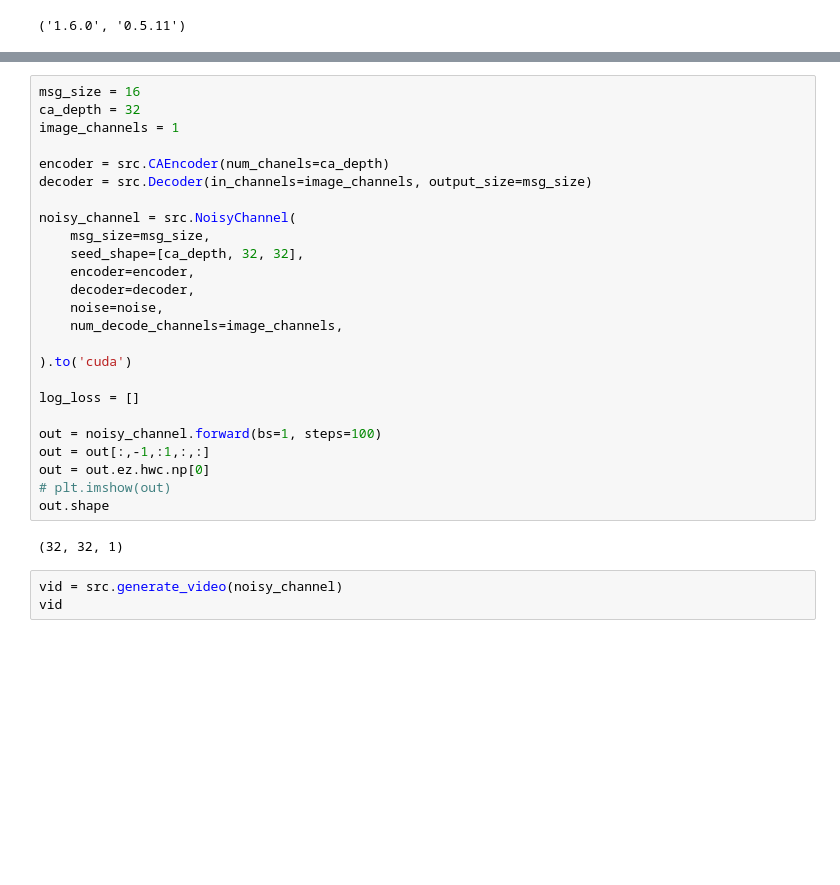
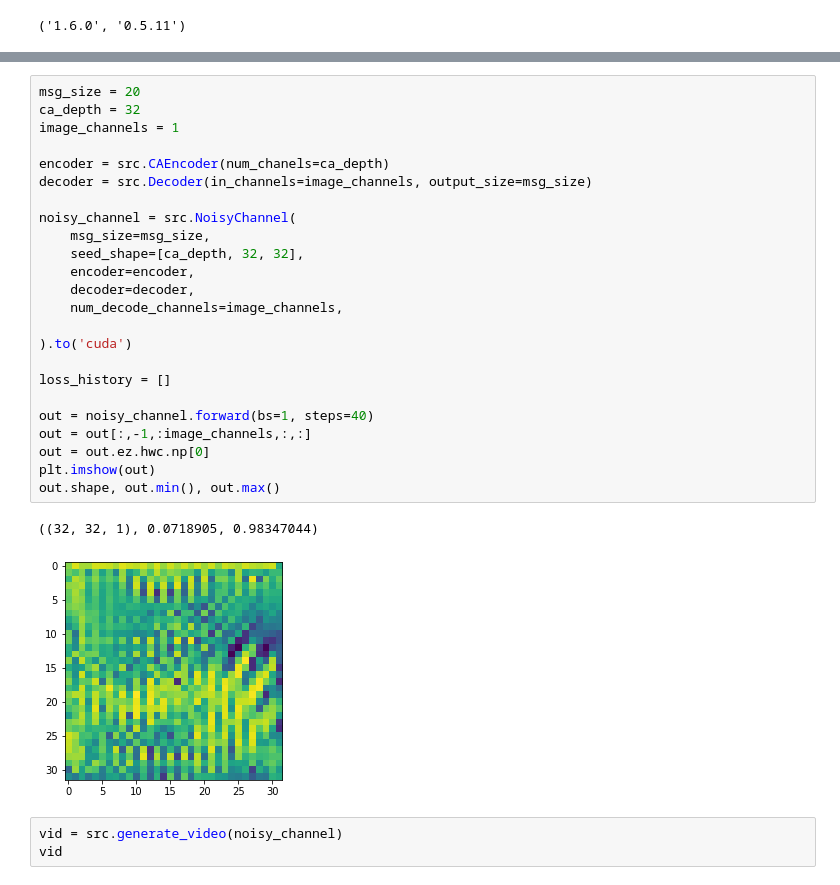
Before and after one commit to ichko/ml-playground, a Jupyter notebook: nca/emergent-nca-in-noisy-cannel-message-passing.ipynb, the cells around one changed output, grey strips where cells are left out. Drawn from its saved outputs; the diff is of its cells as text; blank space fills up the shorter version.

```diff
--- a/nca/emergent-nca-in-noisy-cannel-message-passing.ipynb
+++ b/nca/emergent-nca-in-noisy-cannel-message-passing.ipynb
@@ -48,30 +55,30 @@ Clipping input data to the valid range for imshow with RGB data ([0..1] for floa
 # %%
-msg_size = 16
+msg_size = 20
 ca_depth = 32
 image_channels = 1
 
 encoder = src.CAEncoder(num_chanels=ca_depth)
 decoder = src.Decoder(in_channels=image_channels, output_size=msg_size)
 
 noisy_channel = src.NoisyChannel(
     msg_size=msg_size,
     seed_shape=[ca_depth, 32, 32],
     encoder=encoder,
     decoder=decoder,
-    noise=noise,
     num_decode_channels=image_channels,
 
 ).to('cuda')
 
-log_loss = []
+loss_history = []
 
-out = noisy_channel.forward(bs=1, steps=100)
-out = out[:,-1,:1,:,:]
+out = noisy_channel.forward(bs=1, steps=40)
+out = out[:,-1,:image_channels,:,:]
 out = out.ez.hwc.np[0]
-# plt.imshow(out)
-out.shape
+plt.imshow(out)
+out.shape, out.min(), out.max()
 # %% [output]
-(32, 32, 1)
+((32, 32, 1), 0.0718905, 0.98347044)
+[figure, added]
 # %%
 vid = src.generate_video(noisy_channel)
 vid
```
Also changed, not shown: parts of 8 cells of this notebook.
